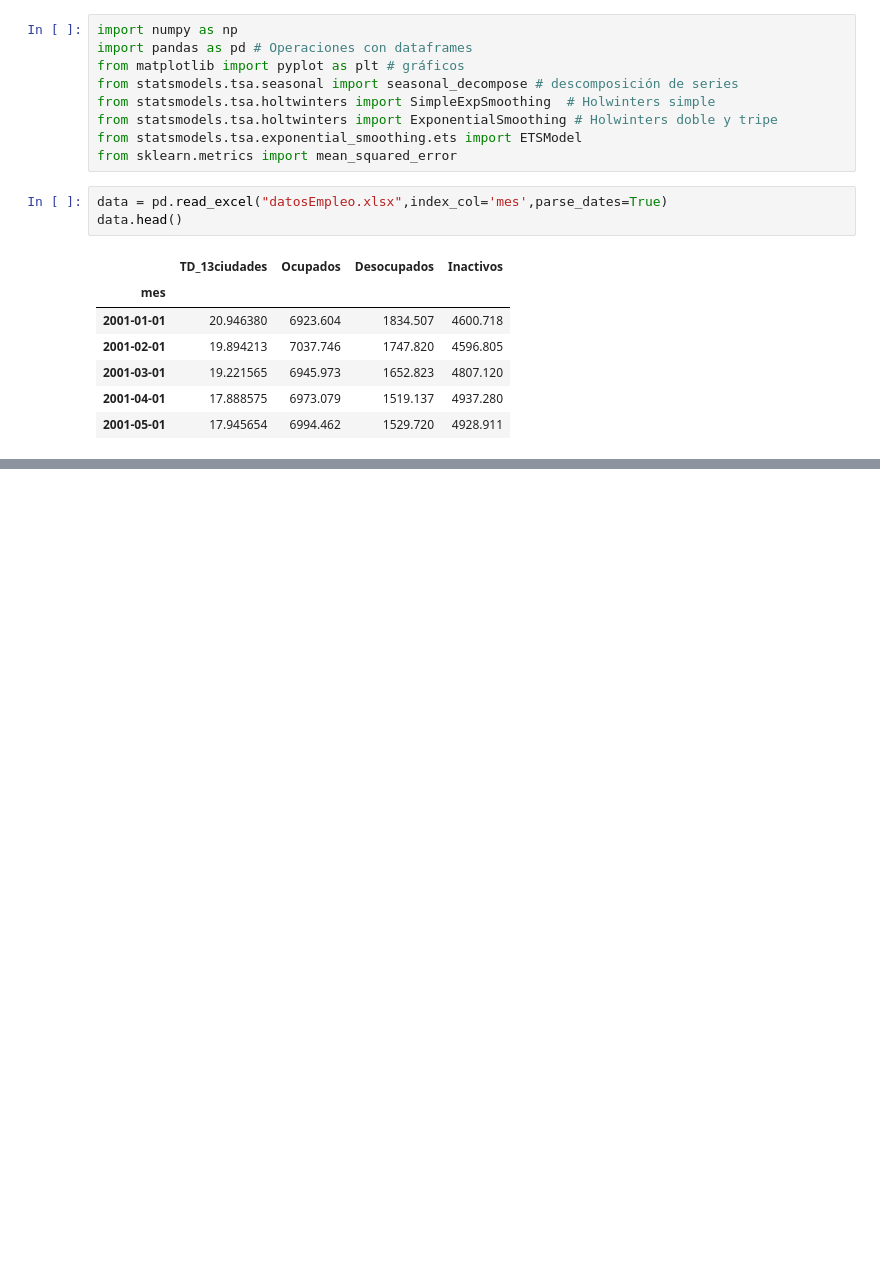
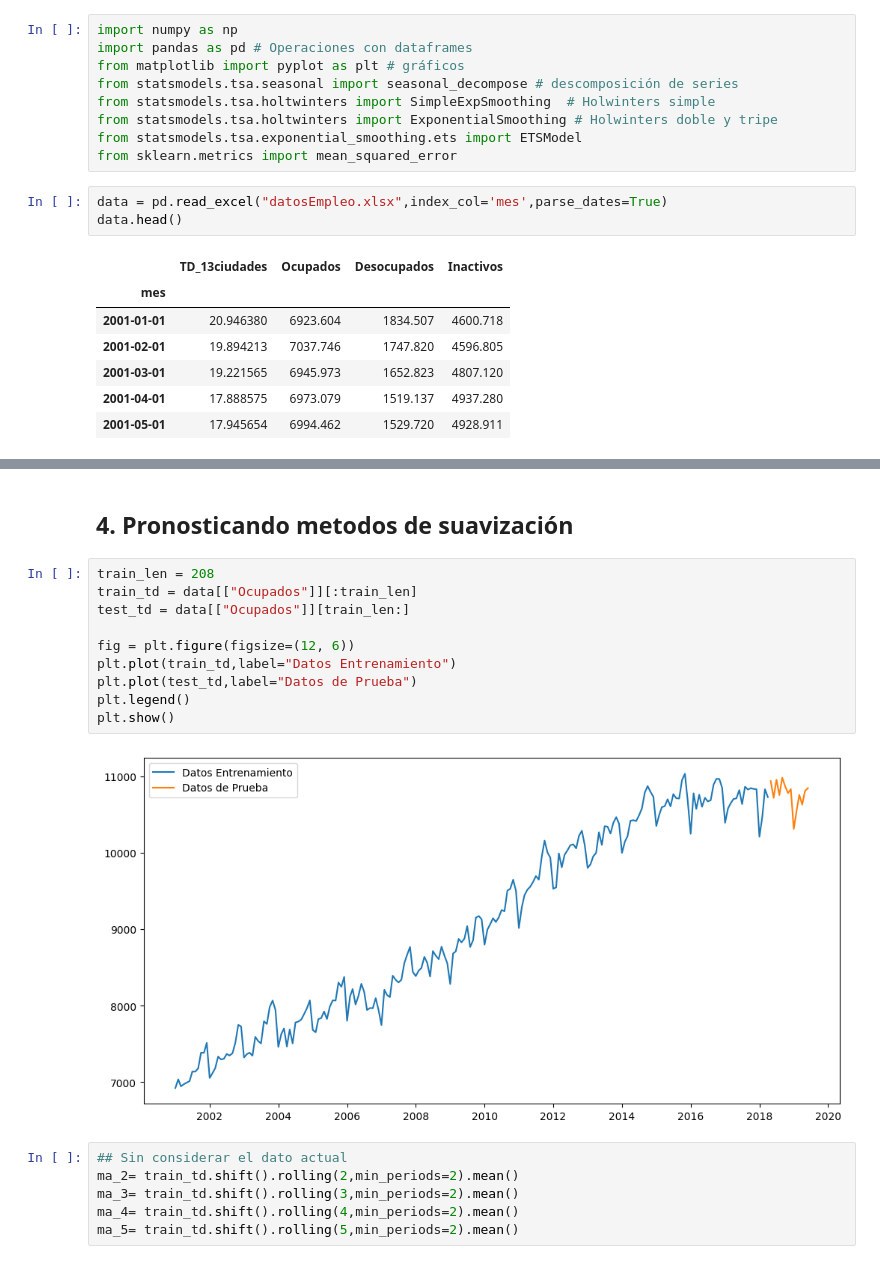
Before and after one commit to DarkLord0404/AAIII, a Jupyter notebook: Taller1.ipynb, the cells around one changed output, grey strips where cells are left out. Cells and saved outputs as stored; diff of their text form; blank space fills up the shorter version.

```diff
--- a/Taller1.ipynb
+++ b/Taller1.ipynb
@@ -40,0 +59,20 @@ plt.show()
+# %% [markdown]
+## **4. Pronosticando metodos de suavización**
+# %%
+train_len = 208
+train_td = data[["Ocupados"]][:train_len]
+test_td = data[["Ocupados"]][train_len:]
+
+fig = plt.figure(figsize=(12, 6))
+plt.plot(train_td,label="Datos Entrenamiento")
+plt.plot(test_td,label="Datos de Prueba")
+plt.legend()
+plt.show()
+# %% [output]
+[figure, added]
+# %%
+## Sin considerar el dato actual
+ma_2= train_td.shift().rolling(2,min_periods=2).mean()
+ma_3= train_td.shift().rolling(3,min_periods=2).mean()
+ma_4= train_td.shift().rolling(4,min_periods=2).mean()
+ma_5= train_td.shift().rolling(5,min_periods=2).mean()
```
Also changed, not shown: parts of 27 cells of this notebook, 1 other file.
